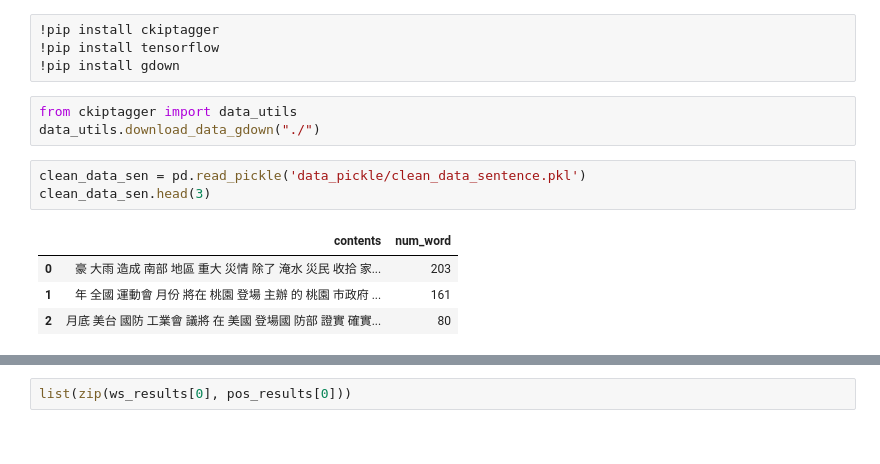
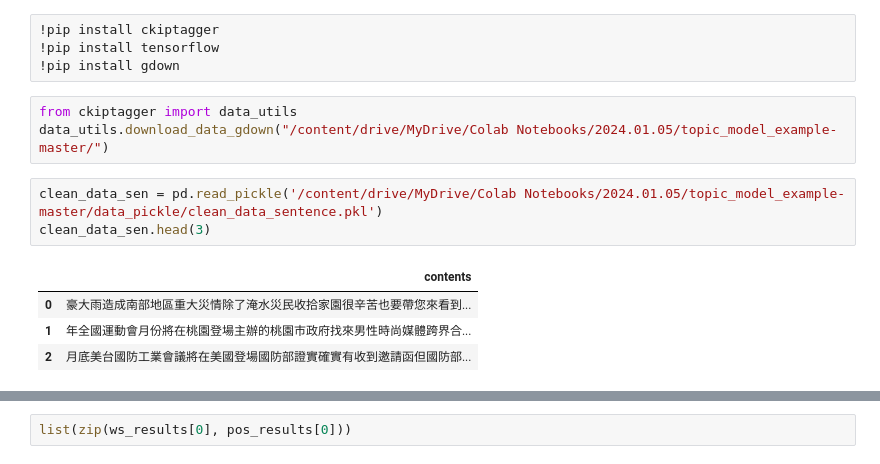
Before and after one commit to miniricer/topic_model_example, a Jupyter notebook: 4.topic_model_supervised.ipynb, the cells around one changed output, grey strips where cells are left out. Drawn from its saved outputs; the diff is of its cells as text.

```diff
--- a/4.topic_model_supervised.ipynb
+++ b/4.topic_model_supervised.ipynb
@@ -255,12 +276,12 @@ Name: chinese_trans, dtype: object
 !pip install gdown
 # %%
 from ckiptagger import data_utils
-data_utils.download_data_gdown("./")
+data_utils.download_data_gdown("/content/drive/MyDrive/Colab Notebooks/2024.01.05/topic_model_example-master/")
 # %%
-clean_data_sen = pd.read_pickle('data_pickle/clean_data_sentence.pkl')
+clean_data_sen = pd.read_pickle('/content/drive/MyDrive/Colab Notebooks/2024.01.05/topic_model_example-master/data_pickle/clean_data_sentence.pkl')
 clean_data_sen.head(3)
 # %% [output]
-|  | contents | num_word |
-| 0 | 豪 大雨 造成 南部 地區 重大 災情 除了 淹水 災民 收拾 家... | 203 |
-| 1 | 年 全國 運動會 月份 將在 桃園 登場 主辦 的 桃園 市政府 ... | 161 |
-| 2 | 月底 美台 國防 工業會 議將 在 美國 登場國 防部 證實 確實... | 80 |
+|  | contents |
+| 0 | 豪大雨造成南部地區重大災情除了淹水災民收拾家園很辛苦也要帶您來看到... |
+| 1 | 年全國運動會月份將在桃園登場主辦的桃園市政府找來男性時尚媒體跨界合... |
+| 2 | 月底美台國防工業會議將在美國登場國防部證實確實有收到邀請函但國防部... |
```
Also changed, not shown: parts of 14 cells of this notebook.
